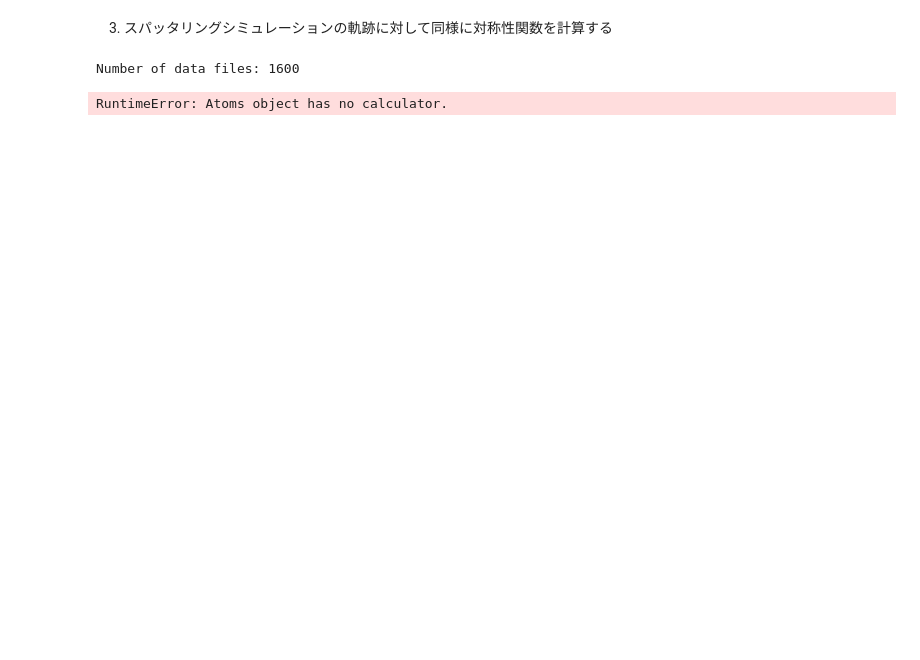
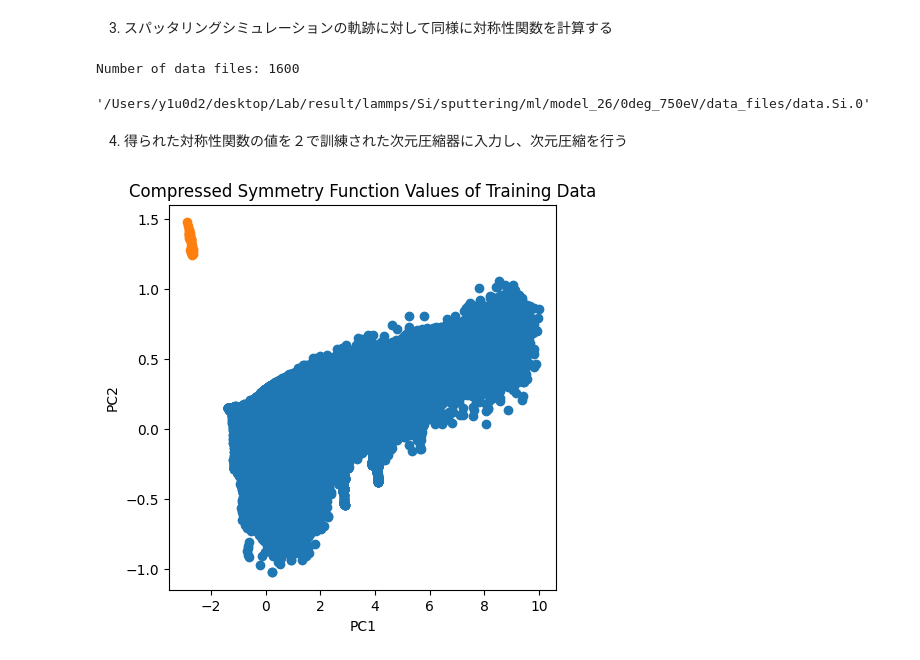
Before and after one commit to y1u0d2a1i/mlp_tools, a Jupyter notebook: notebooks/analyze/pca_symmetry_function.ipynb, the cells around one changed output. Saved outputs shown, nothing was run; the diff lists cells and outputs as text; code cells hidden in the pictures; blank space fills up the shorter version.

```diff
--- a/notebooks/analyze/pca_symmetry_function.ipynb
+++ b/notebooks/analyze/pca_symmetry_function.ipynb
@@ -73,9 +79,56 @@ from ase.io import read
 
 target_data = lmp_data_file_list[0]
 ase_atoms = read(target_data, format="lammps-data")
+# %%
+target_data
+# %% [output]
+'/Users/y1u0d2/desktop/Lab/result/lammps/Si/sputtering/ml/model_26/0deg_750eV/data_files/data.Si.0'
 # %%
 from mlptools.io.read import read_from_format
 
-mlp_atoms = read_from_format(ase_atoms=ase_atoms, format="ase")
+mlp_atoms = read_from_format(ase_atoms=ase_atoms, format="ase", has_calculator=False)
-# %% [output]
-RuntimeError: Atoms object has no calculator.
+# %%
+from mlptools.io.write import write_from_atoms
+path2n2p2_output = "/Users/y1u0d2/desktop/Lab/result/n2p2/Si/extrapolation_analysis/20231111_sputtering/sample_from_training"
+with open(os.path.join(path2n2p2_output, "input.data"), "w") as f:
+    lines = write_from_atoms(
+        atoms=mlp_atoms,
+        format="n2p2",
+        structure_id="substrate"
+    )
+    f.write('\n'.join(lines))
+# %%
+# 対称性関数の計算結果をstructure.outから取り出す
+path2n2p2_output = "/Users/y1u0d2/desktop/Lab/result/n2p2/Si/extrapolation_analysis/20231111_sputtering/sample_from_training"
+with open(os.path.join(path2n2p2_output, "structure.out"), "r") as f:
+    lines = [s.strip() for s in f.readlines()]
+# %%
+sf_value_matrix_from_lmp_traj = []
+for idx, l in enumerate(lines):
+    if "G                          [*]" in l:
+        n_sf = int(l.split()[-1])
+        sf_value_lines = lines[idx+2:idx+2+n_sf]
+        sf_value_list = [float(s.split()[-1]) for s in sf_value_lines]
+        sf_value_matrix_from_lmp_traj.append(sf_value_list)
+
+sf_value_matrix_from_lmp_traj = np.array(sf_value_matrix_from_lmp_traj)
+# %% [markdown]
+4. 得られた対称性関数の値を２で訓練された次元圧縮器に入力し、次元圧縮を行う
+# %%
+# scaling
+# sf_value_matrix_from_lmp_traj_scaled = scaler.transform(sf_value_matrix_from_lmp_traj)
+# compress
+compressed_sf_value_matrix_from_lmp_traj = pca.transform(sf_value_matrix_from_lmp_traj)
+# %%
+# 2次元で可視化する
+fig, ax = plt.subplots(figsize=(5, 5))
+ax.scatter(compressed_sf_train[:, 0], compressed_sf_train[:, 1], label="train data")
+ax.scatter(compressed_sf_value_matrix_from_lmp_traj[:, 0], compressed_sf_value_matrix_from_lmp_traj[:, 1], label="sputtering trajectory")
+ax.set_xlabel("PC1")
+ax.set_ylabel("PC2")
+# ax.set_xlim(-10, 100)
+# ax.set_ylim(-10, 100)
+ax.set_title("Compressed Symmetry Function Values of Training Data")
+plt.show()
+# %% [output]
+[figure, added]
```
Also changed, not shown: parts of 12 cells of this notebook, 2 other files.
